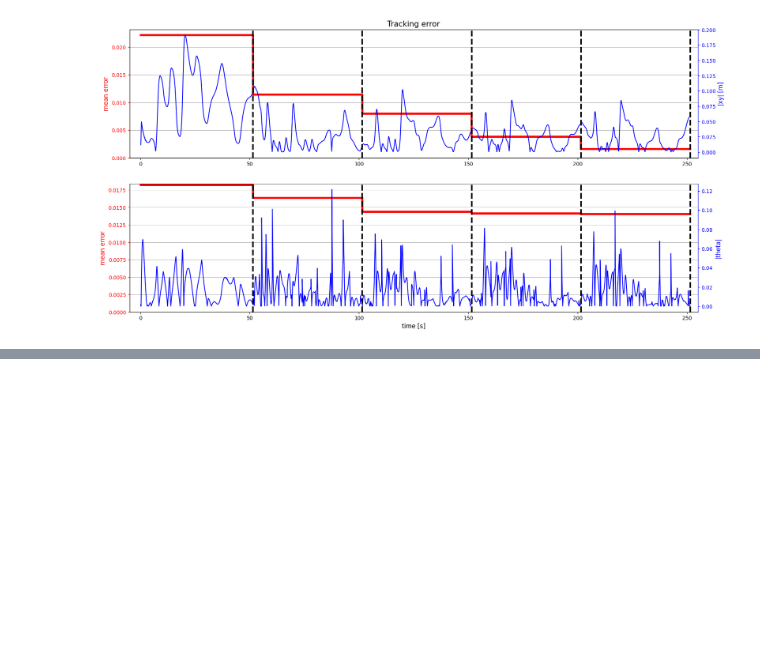
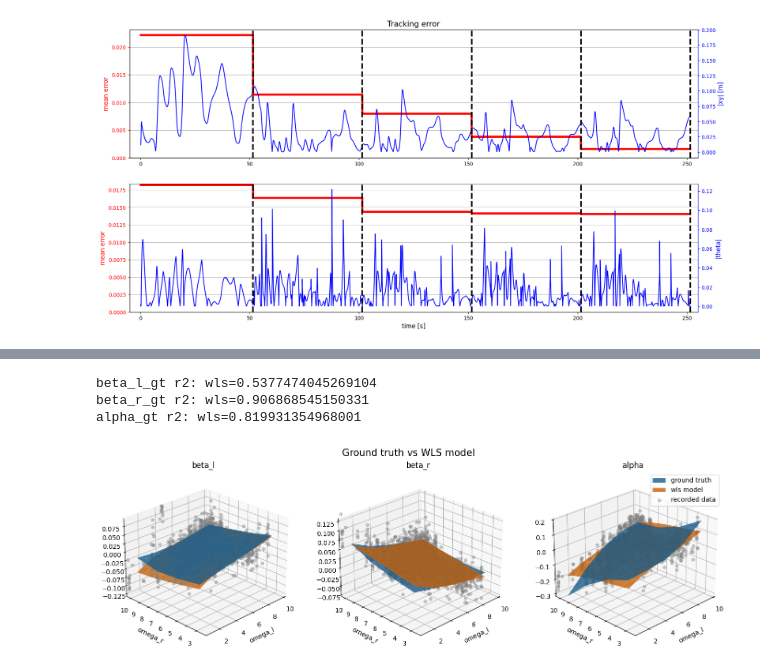
Before and after one commit to jprogrammer13/drp_course_2023, a Jupyter notebook: notebooks/results_plot.ipynb, the cells around one changed output, grey strips where cells are left out. Cells and saved outputs as stored; diff of their text form; code cells hidden in the pictures; blank space fills up the shorter version.

```diff
--- a/notebooks/results_plot.ipynb
+++ b/notebooks/results_plot.ipynb
@@ -268,0 +337,14 @@ plt.show()
+# %%
+df_gt = pd.read_csv(osp.join(data_path, 'ident_wheels_sim_0.1.csv'),header=None, names=['wheel_l','wheel_r','beta_l','beta_r','alpha'])
+df_gt = df_gt[(df_gt.wheel_l >= 0.5) & (df_gt.wheel_r >= 2)]
+df_gt = df_gt[(df_gt.wheel_l <= 11) & (df_gt.wheel_r <= 11)]
+# %%
+v = (df_gt.wheel_l + df_gt.wheel_r) / 2 * 0.0856
+idx_filter = v > 0.01
+filtered = df_gt[idx_filter]
+# %%
+omega_l_gt = filtered.wheel_l.values
+omega_r_gt = filtered.wheel_r.values
+beta_l_gt = filtered.beta_l.values
+beta_r_gt = filtered.beta_r.values
+alpha_gt = filtered.alpha.values
@@ -268,0 +359,11 @@ plt.show()
+# %%
+print(f"beta_l_gt r2: wls={r2_score(Y[...,0], y_hat_wls_gt[...,0])}")
+print(f"beta_r_gt r2: wls={r2_score(Y[...,1], y_hat_wls_gt[...,1])}")
+print(f"alpha_gt r2: wls={r2_score(Y[...,2], y_hat_wls_gt[...,2])}")
+# %% [output]
+beta_l_gt r2: wls=0.5377474045269104
+beta_r_gt r2: wls=0.906868545150331
+alpha_gt r2: wls=0.819931354968001
+# %%
+omega_l_grid, omega_r_grid = np.meshgrid(np.linspace(omega_l_gt.min(), omega_l_gt.max(), 10),
+                                                 np.linspace(omega_r_gt.min(), omega_r_gt.max(), 10))
@@ -268,0 +398,54 @@ plt.show()
+# %%
+fig = plt.figure(figsize=(17, 5))
+fig.suptitle("Ground truth vs WLS model", fontsize=15)
+
+# Beta_l residuals
+ax1 = fig.add_subplot(131, projection='3d')
+ax1.scatter(omega_l_wls, omega_r_wls, beta_l_wls, color="gray", alpha=0.4)
+ax1.plot_trisurf(omega_l_gt, omega_r_gt, beta_l_gt, alpha=0.8)
+ax1.plot_surface(omega_l_grid, omega_r_grid, beta_l_grid_wls, alpha=0.8)
+ax1.set_xlabel("omega_l")
+ax1.set_ylabel("omega_r")
+ax1.set_title("beta_l")
+ax1.view_init(25, 225)
+
+# Adjust the axis limits to zoom in
+ax1.set_xlim(min(omega_l_wls), max(omega_l_wls) * 0.95)  # Adjust limits as needed
+ax1.set_ylim(min(omega_r_wls), max(omega_r_wls) * 0.95)
+ax1.set_zlim(min(beta_l_wls), max(beta_l_wls) * 0.95)
+
+# Beta_r residuals
+ax2 = fig.add_subplot(132, projection='3d')
+ax2.plot_trisurf(omega_l_gt, omega_r_gt, beta_r_gt, alpha=0.8)
+ax2.plot_surface(omega_l_grid, omega_r_grid, beta_r_grid_wls, alpha=0.8)
+ax2.scatter(omega_l_wls, omega_r_wls, beta_r_wls, color="gray", alpha=0.4)
+ax2.set_xlabel("omega_l")
+ax2.set_ylabel("omega_r")
+ax2.set_title("beta_r")
+ax2.view_init(25, 225)
+
+# Adjust the axis limits to zoom in
+ax2.set_xlim(min(omega_l_wls), max(omega_l_wls) * 0.95)
+ax2.set_ylim(min(omega_r_wls), max(omega_r_wls) * 0.95)
+ax2.set_zlim(min(beta_r_wls), max(beta_r_wls) * 0.95)
+
+# Alpha residuals
+ax3 = fig.add_subplot(133, projection='3d')
+ax3.plot_trisurf(omega_l_gt, omega_r_gt, alpha_gt, alpha=0.8, label="ground truth")
+ax3.plot_surface(omega_l_grid, omega_r_grid, alpha_grid_wls, alpha=0.8, label="wls model")
+ax3.scatter(omega_l_wls, omega_r_wls, alpha_wls, color="gray", alpha=0.4, label="recorded data")
+ax3.legend()
+ax3.set_xlabel("omega_l")
+ax3.set_ylabel("omega_r")
+ax3.set_title("alpha")
+ax3.view_init(25, 225)
+
+# Adjust the axis limits to zoom in
+ax3.set_xlim(min(omega_l_wls), max(omega_l_wls) * 0.95)
+ax3.set_ylim(min(omega_r_wls), max(omega_r_wls) * 0.95)
+ax3.set_zlim(min(alpha_wls), max(alpha_wls) * 0.95)
+
+plt.savefig(osp.join(data_path, "gt_vs_wls.pdf"), dpi=500, bbox_inches='tight')
+plt.show()
+# %% [output]
+[figure, added]
```
Also changed, not shown: parts of 10 cells of this notebook, 7 other files.
